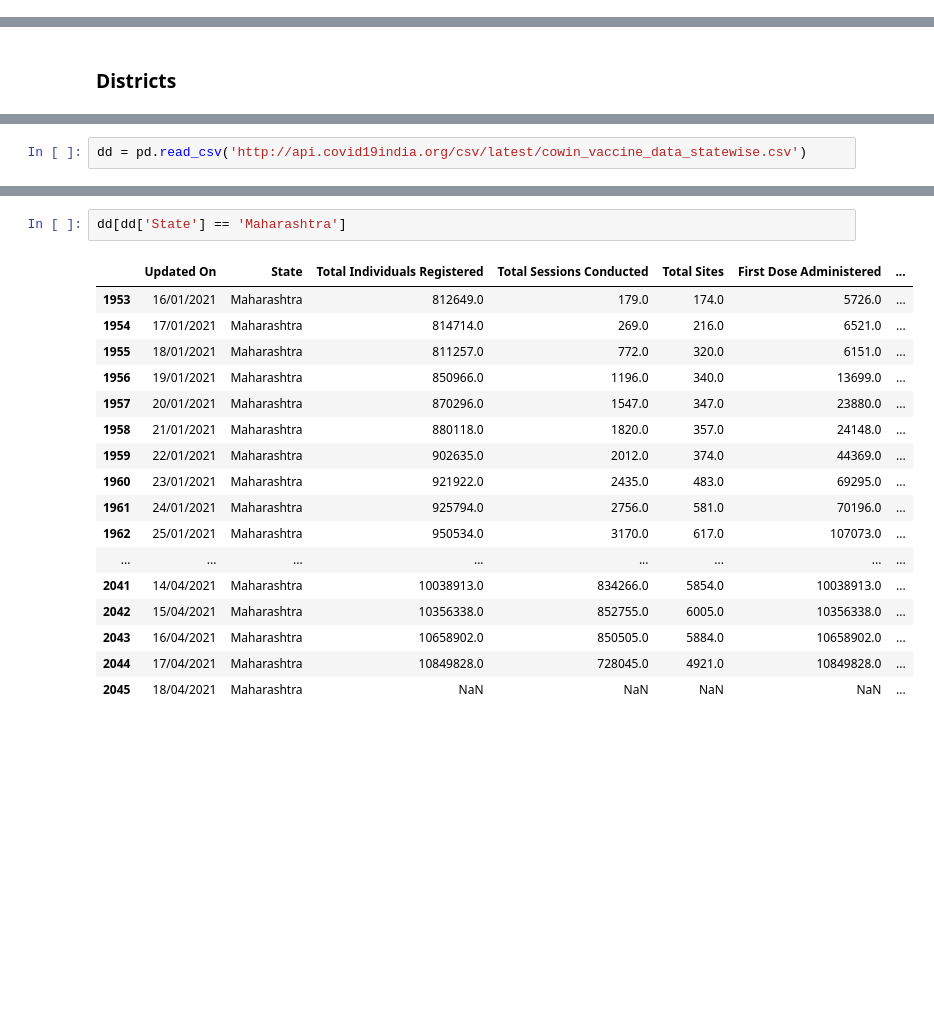
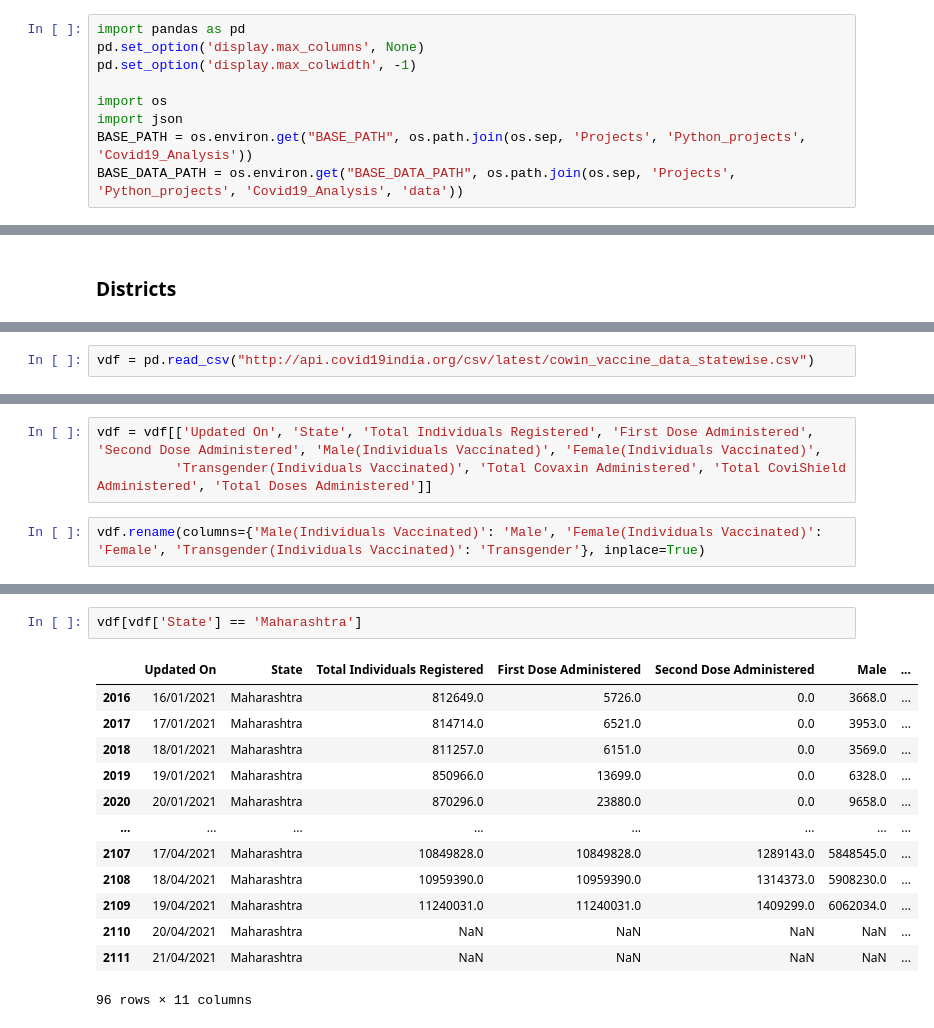
Before and after one commit to eeshsingh123/Covid19_Analysis, a Jupyter notebook: concepts/new_data_source_try/data_collection_and_cleaning.ipynb, the cells around one changed output, grey strips where cells are left out. Drawn from its saved outputs; the diff is of its cells as text; blank space fills up the shorter version.

Commit message:
integrated new API endpoint and data preprocessing process

```diff
--- a/concepts/new_data_source_try/data_collection_and_cleaning.ipynb
+++ b/concepts/new_data_source_try/data_collection_and_cleaning.ipynb
@@ -5,3 +1,12 @@ pd.set_option('display.max_rows', None)
+# %%
+import pandas as pd
+pd.set_option('display.max_columns', None)
+pd.set_option('display.max_colwidth', -1)
+
+import os
+import json
+BASE_PATH = os.environ.get("BASE_PATH", os.path.join(os.sep, 'Projects', 'Python_projects', 'Covid19_Analysis'))
+BASE_DATA_PATH = os.environ.get("BASE_DATA_PATH", os.path.join(os.sep, 'Projects', 'Python_projects', 'Covid19_Analysis', 'data'))
 # %% [markdown]
 # Loading various Datasets
 # %% [markdown]
@@ -77,2 +175,2 @@ dist_df.tail()
 # %%
-dd = pd.read_csv('http://api.covid19india.org/csv/latest/cowin_vaccine_data_statewise.csv')
+vdf = pd.read_csv("http://api.covid19india.org/csv/latest/cowin_vaccine_data_statewise.csv")
@@ -85,0 +177,5 @@ dd = pd.read_csv('http://api.covid19india.org/csv/latest/cowin_vaccine_data_stat
+# %%
+vdf = vdf[['Updated On', 'State', 'Total Individuals Registered', 'First Dose Administered', 'Second Dose Administered', 'Male(Individuals Vaccinated)', 'Female(Individuals Vaccinated)',
+          'Transgender(Individuals Vaccinated)', 'Total Covaxin Administered', 'Total CoviShield Administered', 'Total Doses Administered']]
+# %%
+vdf.rename(columns={'Male(Individuals Vaccinated)': 'Male', 'Female(Individuals Vaccinated)': 'Female', 'Transgender(Individuals Vaccinated)': 'Transgender'}, inplace=True)
@@ -86,20 +252,16 @@ dd = pd.read_csv('http://api.covid19india.org/csv/latest/cowin_vaccine_data_stat
 # %%
-dd[dd['State'] == 'Maharashtra']
+vdf[vdf['State'] == 'Maharashtra']
 # %% [output]
-|  | Updated On | State | Total Individuals Registered | Total Sessions Conducted | Total Sites | First Dose Administered | ... |
-| 1953 | 16/01/2021 | Maharashtra | 812649.0 | 179.0 | 174.0 | 5726.0 | ... |
-| 1954 | 17/01/2021 | Maharashtra | 814714.0 | 269.0 | 216.0 | 6521.0 | ... |
-| 1955 | 18/01/2021 | Maharashtra | 811257.0 | 772.0 | 320.0 | 6151.0 | ... |
-| 1956 | 19/01/2021 | Maharashtra | 850966.0 | 1196.0 | 340.0 | 13699.0 | ... |
-| 1957 | 20/01/2021 | Maharashtra | 870296.0 | 1547.0 | 347.0 | 23880.0 | ... |
-| 1958 | 21/01/2021 | Maharashtra | 880118.0 | 1820.0 | 357.0 | 24148.0 | ... |
-| 1959 | 22/01/2021 | Maharashtra | 902635.0 | 2012.0 | 374.0 | 44369.0 | ... |
-| 1960 | 23/01/2021 | Maharashtra | 921922.0 | 2435.0 | 483.0 | 69295.0 | ... |
-| 1961 | 24/01/2021 | Maharashtra | 925794.0 | 2756.0 | 581.0 | 70196.0 | ... |
-| 1962 | 25/01/2021 | Maharashtra | 950534.0 | 3170.0 | 617.0 | 107073.0 | ... |
+|  | Updated On | State | Total Individuals Registered | First Dose Administered | Second Dose Administered | Male | ... |
+| 2016 | 16/01/2021 | Maharashtra | 812649.0 | 5726.0 | 0.0 | 3668.0 | ... |
+| 2017 | 17/01/2021 | Maharashtra | 814714.0 | 6521.0 | 0.0 | 3953.0 | ... |
+| 2018 | 18/01/2021 | Maharashtra | 811257.0 | 6151.0 | 0.0 | 3569.0 | ... |
+| 2019 | 19/01/2021 | Maharashtra | 850966.0 | 13699.0 | 0.0 | 6328.0 | ... |
+| 2020 | 20/01/2021 | Maharashtra | 870296.0 | 23880.0 | 0.0 | 9658.0 | ... |
 | ... | ... | ... | ... | ... | ... | ... | ... |
-| 2041 | 14/04/2021 | Maharashtra | 10038913.0 | 834266.0 | 5854.0 | 10038913.0 | ... |
-| 2042 | 15/04/2021 | Maharashtra | 10356338.0 | 852755.0 | 6005.0 | 10356338.0 | ... |
-| 2043 | 16/04/2021 | Maharashtra | 10658902.0 | 850505.0 | 5884.0 | 10658902.0 | ... |
-| 2044 | 17/04/2021 | Maharashtra | 10849828.0 | 728045.0 | 4921.0 | 10849828.0 | ... |
-| 2045 | 18/04/2021 | Maharashtra | NaN | NaN | NaN | NaN | ... |
+| 2107 | 17/04/2021 | Maharashtra | 10849828.0 | 10849828.0 | 1289143.0 | 5848545.0 | ... |
+| 2108 | 18/04/2021 | Maharashtra | 10959390.0 | 10959390.0 | 1314373.0 | 5908230.0 | ... |
+| 2109 | 19/04/2021 | Maharashtra | 11240031.0 | 11240031.0 | 1409299.0 | 6062034.0 | ... |
+| 2110 | 20/04/2021 | Maharashtra | NaN | NaN | NaN | NaN | ... |
+| 2111 | 21/04/2021 | Maharashtra | NaN | NaN | NaN | NaN | ... |
+96 rows × 11 columns
```
Also changed, not shown: parts of 40 cells of this notebook, 12 other files.
